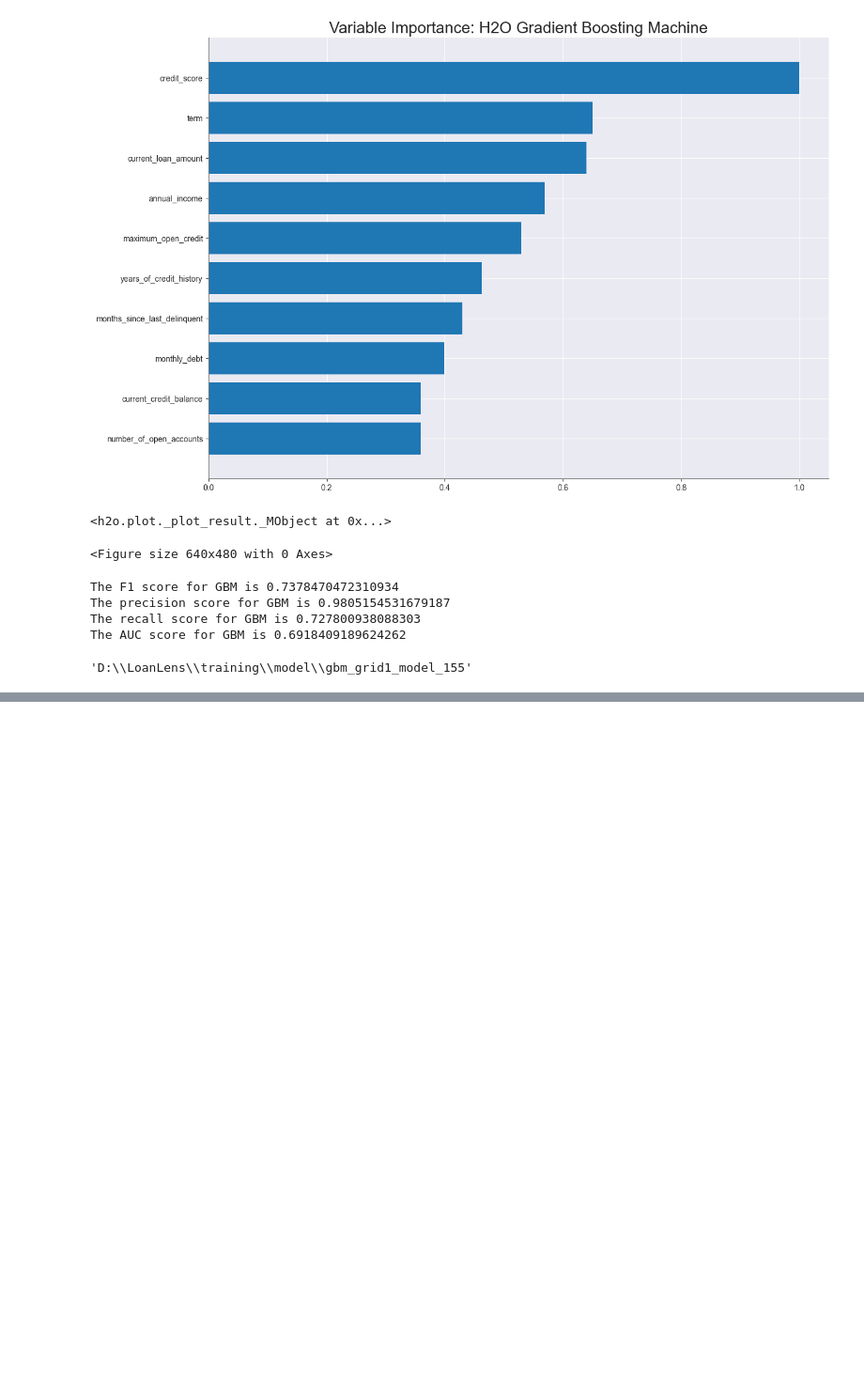
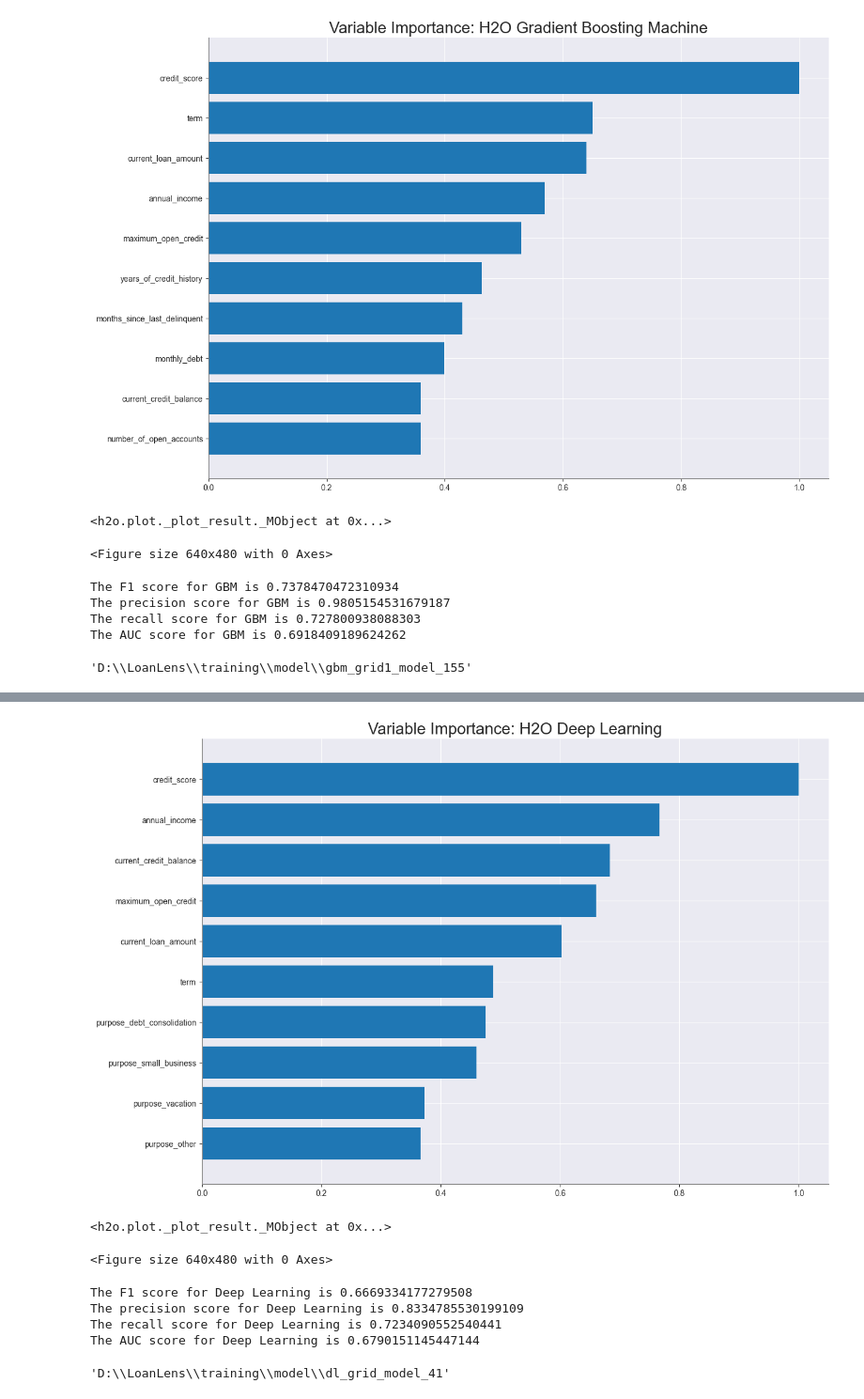
Before and after one commit to bhavya-06darshnik/LoanLens, a Jupyter notebook: training/Model Training.ipynb, the cells around one changed output, grey strips where cells are left out. Shown at 94% size. Saved outputs shown, nothing was run; the diff lists cells and outputs as text; code cells hidden in the pictures; blank space fills up the shorter version.

Commit message:
Done with deep learning.

```diff
--- a/training/Model Training.ipynb
+++ b/training/Model Training.ipynb
@@ -220,0 +223,37 @@ model_path
+# %%
+def train_dl_h2o(predictors, response, train, test, val, hidden, epochs, balance_classes, activation):
+    #hyperparameters to tune
+    hyper_params = {
+        'hidden': hidden,
+        'epochs': epochs,
+        'balance_classes': balance_classes,
+        'activation': activation
+    }
+
+    #initialize grid search
+    dl_grid = H2OGridSearch(
+        model=H2ODeepLearningEstimator,
+        grid_id='dl_grid',
+        hyper_params=hyper_params
+    )
+    #train the model
+    dl_grid.train(
+        x=predictors,
+        y=response,
+        training_frame=train,
+        validation_frame=val
+    )
+
+    # Get the best model from the grid search
+    best_dl_model = dl_grid.get_grid()[0]
+
+    #evaluate model performance against the test data
+    dl_perf = best_dl_model.model_performance(test)
+
+    return best_dl_model, dl_perf
+# %%
+hidden = [[16, 16], [16, 32, 64], [16, 32, 64, 128]]
+epochs = [50, 100, 200]
+balance_classes = [True, False]
+activation = ['Rectifier', 'Tanh', 'RectifierWithDropout','Maxout']
+best_dl_model, dl_perf = train_dl_h2o(predictors, response, train, test, val, hidden, epochs, balance_classes, activation)
@@ -220,0 +282,23 @@ model_path
+# %%
+best_dl_model.varimp_plot()
+# %% [output]
+[figure, added]
+<h2o.plot._plot_result._MObject at 0x...>
+<Figure size 640x480 with 0 Axes>
+# %%
+f1_dl, precision_dl, recall_dl, auc_dl = calculate_metrics_summary(dl_perf, df_use, 'Deep Learning')
+# %% [output]
+The F1 score for Deep Learning is 0.6669334177279508
+The precision score for Deep Learning is 0.8334785530199109
+The recall score for Deep Learning is 0.7234090552540441
+The AUC score for Deep Learning is 0.6790151145447144
+# %%
+model_path = h2o.save_model(
+    best_dl_model,
+    path = "model",
+    force = True,
+    export_cross_validation_predictions = False
+)
+model_path
+# %% [output]
+'D:\\LoanLens\\training\\model\\dl_grid_model_41'
```
Also changed, not shown: parts of 3 cells of this notebook, 1 other file.
